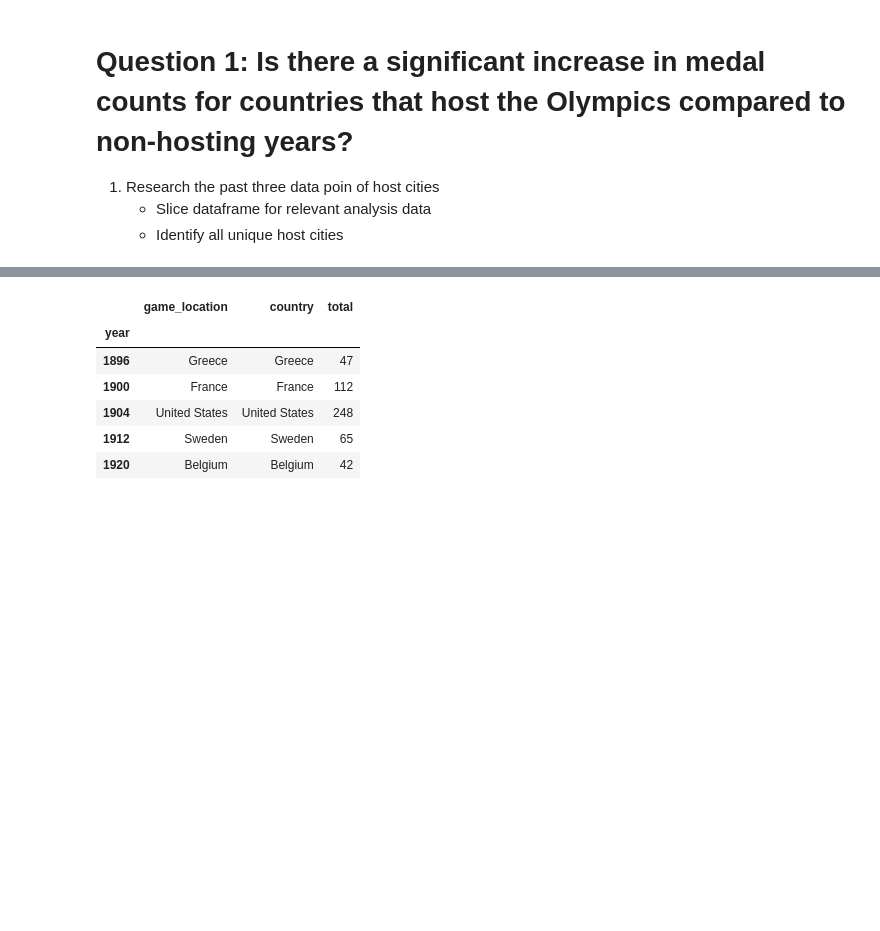
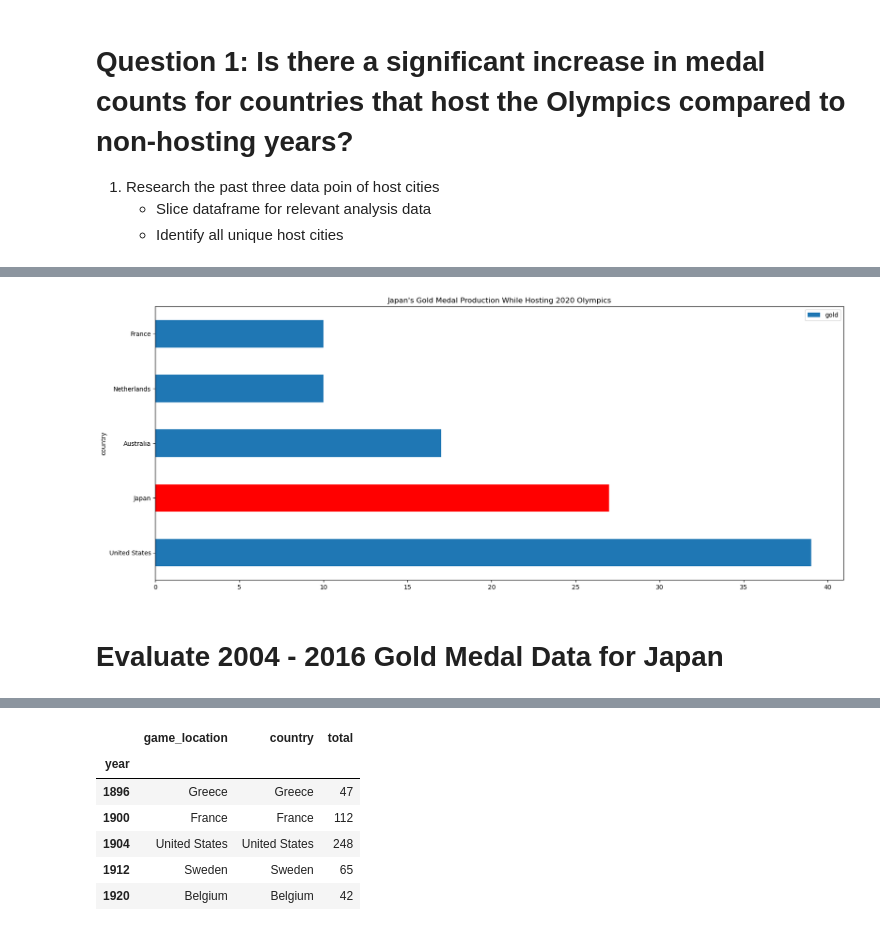
Before and after one commit to ncmoliver/olympic_analysis, a Jupyter notebook: olympic_analysis.ipynb, the cells around one changed output, grey strips where cells are left out. Cells and saved outputs as stored; diff of their text form; code cells hidden in the pictures; blank space fills up the shorter version.

```diff
--- a/olympic_analysis.ipynb
+++ b/olympic_analysis.ipynb
@@ -201,0 +215,4 @@ data
+# %%
+japan2020_df = data[['game_location', 'year', 'country', 'gold']].copy()
+japan2020_df = japan2020_df[japan2020_df['year'] == 2020].reset_index(drop=True).sort_values(by='gold', ascending=False)
+japan2020_df
@@ -201,0 +233,19 @@ data
+# %%
+japan2020_df = japan2020_df.set_index('country')
+japan2020_df = japan2020_df.drop(columns=['game_location', 'year'])
+japan2020_df = japan2020_df.head()
+# %%
+ax = japan2020_df[japan2020_df['gold'] > 0].plot(
+    kind='barh',
+    title='Japan\'s Gold Medal Production While Hosting 2020 Olympics',
+    figsize=[20, 8])
+
+# Get the index of Japan in the DataFrame
+japan_index = japan2020_df[japan2020_df['gold'] > 0].index.get_loc('Japan')
+
+# Highlight Japan's bar by changing its color to red
+ax.patches[japan_index].set_facecolor('red')
+# %% [output]
+[figure, added]
+# %% [markdown]
+# Evaluate 2004 - 2016 Gold Medal Data for Japan
```
Also changed, not shown: parts of 33 cells of this notebook.
